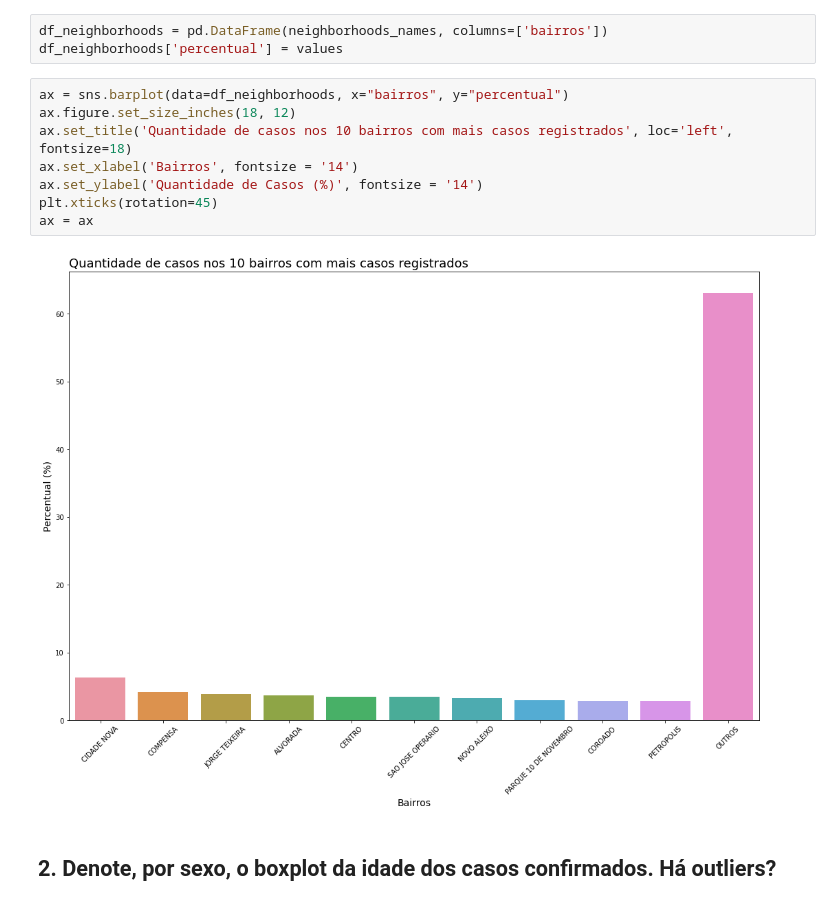
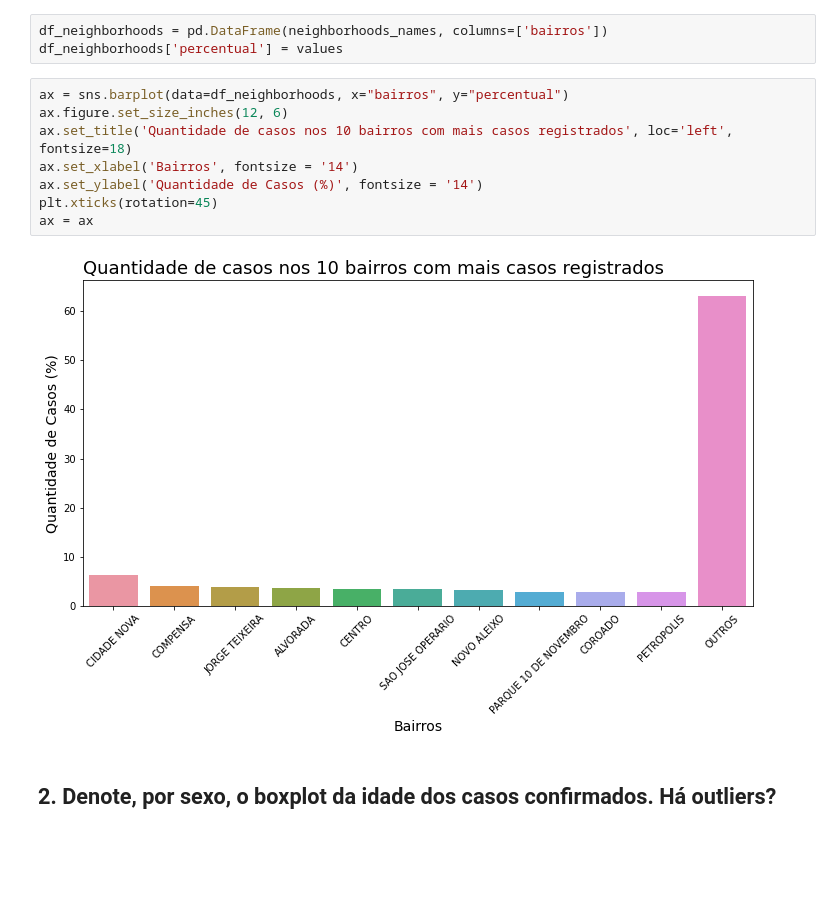
Before and after one commit to thiagos98/data-analysis-manaus, a Jupyter notebook: main.ipynb, the cells around one changed output. Saved outputs shown, nothing was run; the diff lists cells and outputs as text; blank space fills up the shorter version.

```diff
--- a/main.ipynb
+++ b/main.ipynb
@@ -270,14 +270,14 @@ df_neighborhoods = pd.DataFrame(neighborhoods_names, columns=['bairros'])
 df_neighborhoods['percentual'] = values
 # %%
 ax = sns.barplot(data=df_neighborhoods, x="bairros", y="percentual")
-ax.figure.set_size_inches(18, 12)
+ax.figure.set_size_inches(12, 6)
 ax.set_title('Quantidade de casos nos 10 bairros com mais casos registrados', loc='left', fontsize=18)
 ax.set_xlabel('Bairros', fontsize = '14')
 ax.set_ylabel('Quantidade de Casos (%)', fontsize = '14')
 plt.xticks(rotation=45)
 ax = ax
 # %% [output]
-[figure, old version]
+[figure, new version]
 # %% [markdown]
 ## 2. Denote, por sexo, o boxplot da idade dos casos confirmados. Há outliers?
 # %%
```
Also changed, not shown: parts of 16 cells of this notebook.
